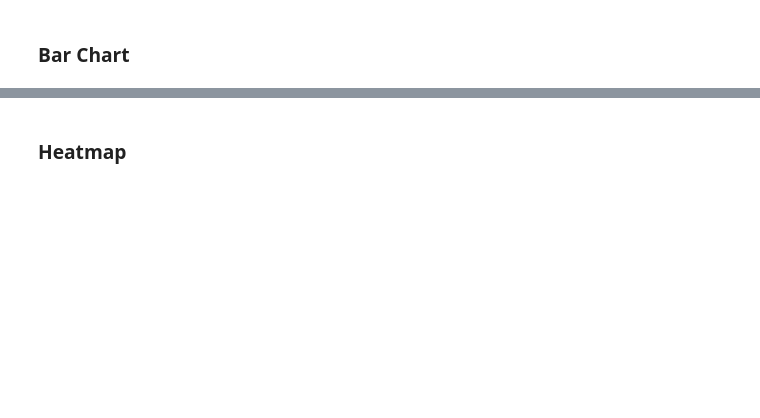
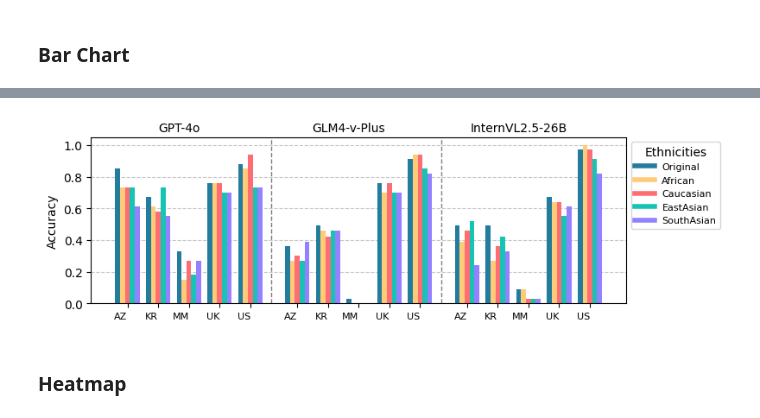
Before and after one commit to Jeon0001/ImageSynthPipeline, a Jupyter notebook: data-visualize.ipynb, the cells around one changed output, grey strips where cells are left out. Saved outputs shown, nothing was run; the diff lists cells and outputs as text; code cells hidden in the pictures; blank space fills up the shorter version.

```diff
--- a/data-visualize.ipynb
+++ b/data-visualize.ipynb
@@ -50,2 +301,13 @@ race_colors = {"Original": "#8c564b", "East Asian": "#2c6e49", "African": "#4c95
+# %%
+def load_food_data(csv_file_path):
+    df = pd.read_csv(csv_file_path)
+
+    # Preparing the nested dictionary
+    data = {}
+    for _, row in df.iterrows():
+        country, race = row['Country-Race'].split('-')
+        for model in MODELS:
+            data.setdefault(model, {}).setdefault(country, {})[race] = row[model]
+    return data
 # %% [markdown]
 ### Bar Chart
@@ -109,2 +314,61 @@ plt.show()
+# %%
+import numpy as np
+import matplotlib.pyplot as plt
+
+data = load_food_data('responses/food_label_accuracy_bar.csv')
+races = ["Original", 'African', 'Caucasian', 'EastAsian', 'SouthAsian']
+race_colors = ['#227c9d', '#ffcb77', '#fe6d73', '#17c3b2', '#9381ff']
+
+label_font_size = 8
+fig, ax = plt.subplots(figsize=(8, 2.5))
+bar_width = 0.15
+num_models = len(data)
+num_countries = len(next(iter(data.values())))
+group_spacing = 0.2
+model_spacing = 0.5
+
+# Generate positions
+num_groups = num_models * num_countries
+group_positions = (np.arange(num_groups) * (bar_width * len(races) + group_spacing) +
+    np.repeat(np.arange(num_models) * model_spacing, num_countries)
+)
+labels = [COUNTRY_MAP[country] for model in data for country in data[model]]
+
+# Plot bars
+for model_idx, (model, countries) in enumerate(data.items()):
+    for country_idx, (country, values) in enumerate(countries.items()):
+        bar_positions = group_positions[model_idx * num_countries + country_idx] + np.arange(len(races)) * bar_width
+        ax.bar(bar_positions, [values[race] for race in races], bar_width, color=race_colors)
+
+# Set ticks and labels
+ax.set_xticks(group_positions + (len(races)-1) * bar_width / 2)
+ax.set_xticklabels(labels, ha='right', fontsize=label_font_size)
+ax.set_ylabel('Accuracy', fontsize=label_font_size + 2)
+
+# Custom legend
+custom_legend_handles = [plt.Line2D([0], [0], color=color, lw=4) for color in race_colors]
+ax.legend(custom_legend_handles, races, title="Ethnicities", bbox_to_anchor=(1, 1), loc='upper left', fontsize=label_font_size)
+
+
+# Add grid for easier comparison
+ax.yaxis.grid(True, linestyle='--', alpha=0.7)
+ax.set_axisbelow(True)
+
+# Add vertical separators and subtitles
+for i in range(1, num_models):
+    separator = group_positions[i * num_countries - 1] + bar_width * len(races) + group_spacing
+    ax.axvline(x=separator, color='gray', linestyle='--', linewidth=1)
+
+# Add subtitles for models
+for i, model in enumerate(MODELS):
+    start_idx = i * num_countries
+    end_idx = (i + 1) * num_countries - 1
+    mid_pos = (group_positions[start_idx] + group_positions[end_idx]) / 2
+    ax.text(mid_pos, 1.07, MODEL_MAP[model], ha='center', va='bottom', fontsize=label_font_size + 2)
+
+plt.savefig("Assets/foodlabel_accuracy_barchart.png", bbox_inches='tight', dpi=300)
+plt.show()
+# %% [output]
+[figure, added]
 # %% [markdown]
 ### Heatmap
```
Also changed, not shown: parts of 21 cells of this notebook, 44 other files.
